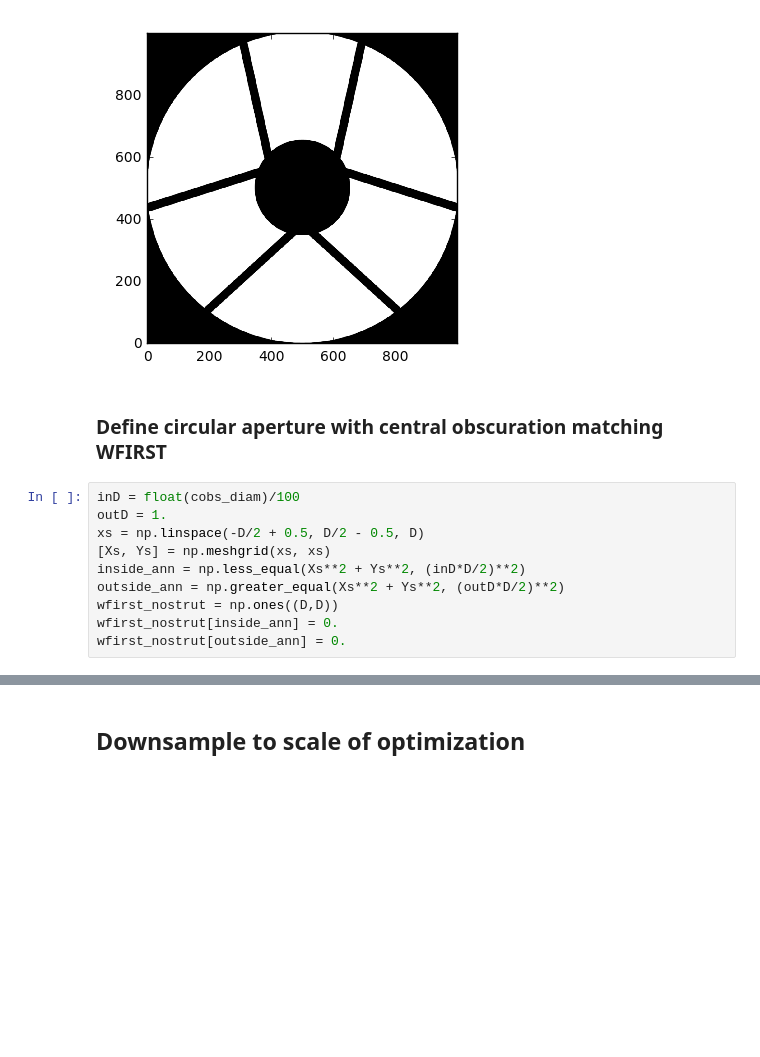
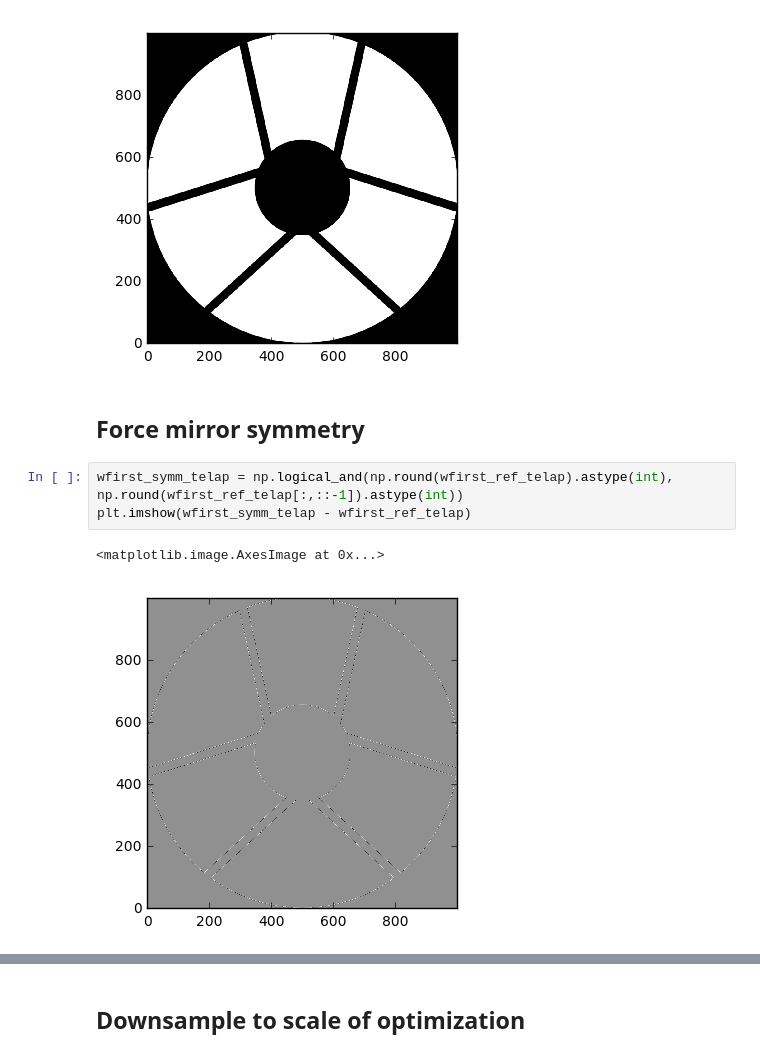
Before and after one commit to neilzim/SCDA, a Jupyter notebook: make_wfirst_pupil.ipynb, the cells around one changed output, grey strips where cells are left out. Saved outputs shown, nothing was run; the diff lists cells and outputs as text; blank space fills up the shorter version.

```diff
--- a/make_wfirst_pupil.ipynb
+++ b/make_wfirst_pupil.ipynb
@@ -47,16 +48,12 @@ plt.imshow(wfirst_ref_telap)
 # %% [output]
 <matplotlib.image.AxesImage at 0x...>
 [figure]
-# %% [markdown]
-### Define circular aperture with central obscuration matching WFIRST
-# %%
-inD = float(cobs_diam)/100
-outD = 1.
-xs = np.linspace(-D/2 + 0.5, D/2 - 0.5, D)
-[Xs, Ys] = np.meshgrid(xs, xs)
-inside_ann = np.less_equal(Xs**2 + Ys**2, (inD*D/2)**2)
-outside_ann = np.greater_equal(Xs**2 + Ys**2, (outD*D/2)**2)
-wfirst_nostrut = np.ones((D,D))
-wfirst_nostrut[inside_ann] = 0.
-wfirst_nostrut[outside_ann] = 0.
+# %% [markdown]
+## Force mirror symmetry
+# %%
+wfirst_symm_telap = np.logical_and(np.round(wfirst_ref_telap).astype(int), np.round(wfirst_ref_telap[:,::-1]).astype(int))
+plt.imshow(wfirst_symm_telap - wfirst_ref_telap)
+# %% [output]
+<matplotlib.image.AxesImage at 0x...>
+[figure, added]
 # %%
```
Also changed, not shown: parts of 17 cells of this notebook.
